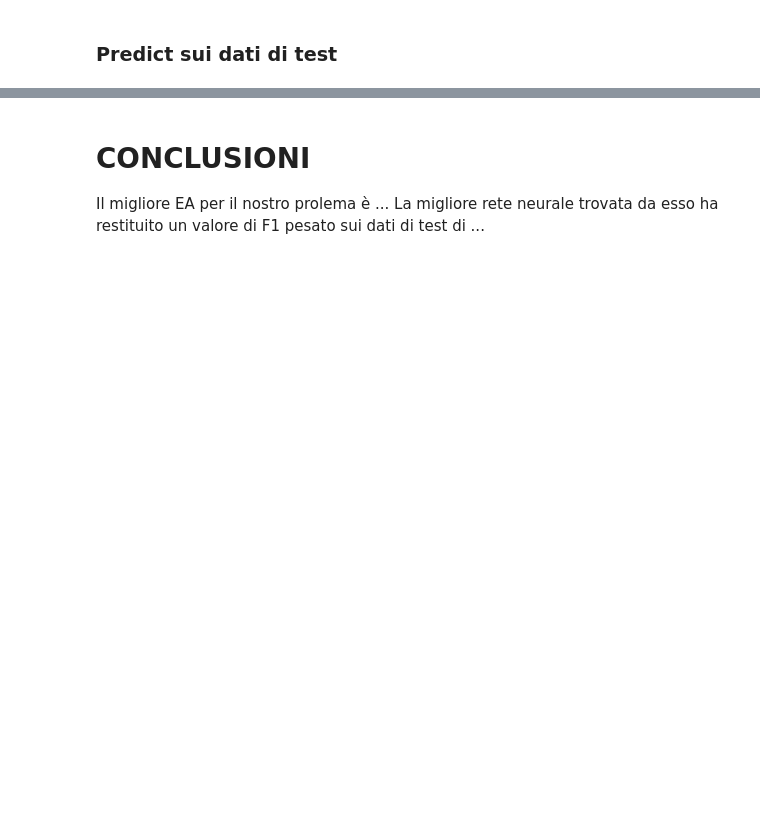
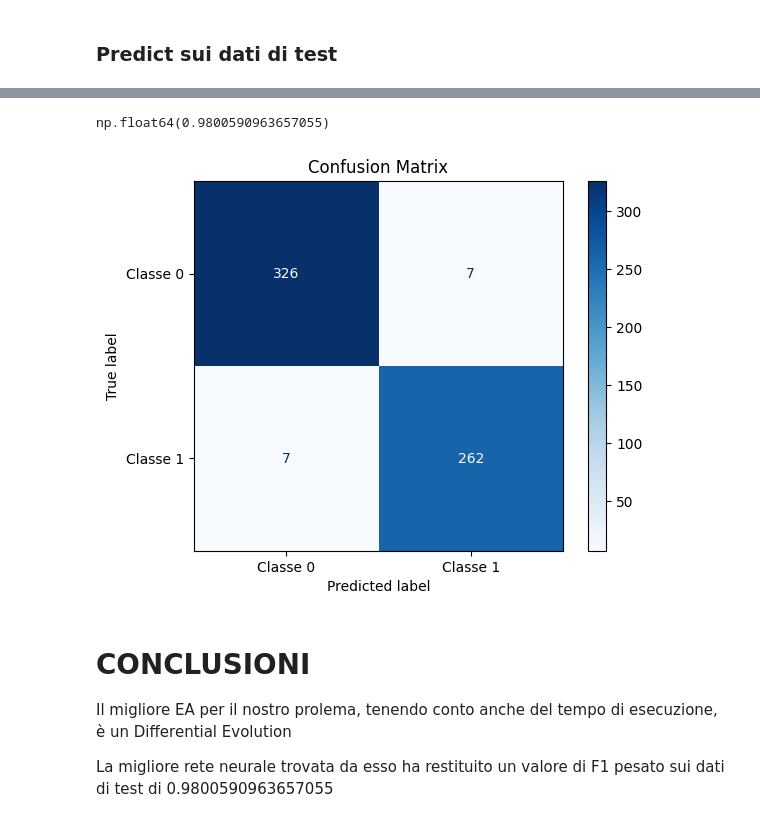
Before and after one commit to RayLeywin/Computational-Intelligence, a Jupyter notebook: Progetto_CI_finale.ipynb, the cells around one changed output, grey strips where cells are left out. Saved outputs shown, nothing was run; the diff lists cells and outputs as text; code cells hidden in the pictures; blank space fills up the shorter version.

```diff
--- a/Progetto_CI_finale.ipynb
+++ b/Progetto_CI_finale.ipynb
@@ -2031,0 +2111,11 @@ BEST["maxEvals"] =
+# %%
+# Indici da escludere (3,6,9 in base 1, quindi 2,5,8 in base 0)
+indici_da_escludere = {2, 5, 8}
+
+# Costruisco una nuova lista escludendo quegli indici
+fitnesses_wPSO = [elem for i, elem in enumerate(fitnesses) if i not in indici_da_escludere]
+bestf1_ind_wPSO = fitnesses_wPSO.index(max(fitnesses_wPSO))
+bestEA_wPSO = copy.deepcopy([hofGA, hofDE][bestf1_ind_wPSO % 2])
+bestEA_wPSO["maxEvals"] = maxEvaluations[bestf1_ind_wPSO // 2]
+
+print(f"Il migliore EA trovato è il seguente Differential Evolution: \n{bestEA_wPSO = }")
@@ -2032,2 +2126,5 @@ BEST["maxEvals"] =
 # %% [markdown]
 ### Lo lanciamo un'ultima volta per estrarre la rete neurale
+# %%
+popbest, logbbest, hofbest, hoffitbest, precisionbest, recallbest, f1_nosbest = DEint(toolbox = toolbox_problema,
+            popSize = bestEA_wPSO["popSize"], maxEvals = bestEA_wPSO["maxEvals"], F = bestEA_wPSO["F"], CR = bestEA_wPSO["CR"])
@@ -2033,0 +2138,5 @@ BEST["maxEvals"] =
+# %%
+mlpbest = MLPClassifier(hidden_layer_sizes = hofbest["hidden_layers"], max_iter = hofbest["max_iter"], activation=hofbest["activation"],
+                        alpha=hofbest["alpha"],  learning_rate_init=hofbest["learning_rate_init"], tol= hofbest["tol"], verbose = True, early_stopping=True)
+
+mlpbest.fit(X_train_std, y_train)
@@ -2034,2 +2161,9 @@ BEST["maxEvals"] =
 # %% [markdown]
 ### Predict sui dati di test
+# %%
+pred_valbest = mlpbest.predict(X_val_std)
+cbest = confusion_matrix(pred_valbest, y_val)
+reportbest = classification_report(pred_valbest, y_val, zero_division=0, output_dict=True)
+reportbest1 = classification_report(pred_valbest, y_val, zero_division=0)
+
+print(reportbest1)
@@ -2036,5 +2179,28 @@ BEST["maxEvals"] =
+# %%
+
+f1_class0best = reportbest["0"]["f1-score"]
+f1_class1best = reportbest["1"]["f1-score"]
+print("")
+f1_weighted = (f1_class0best*nums_0 + f1_class1best*nums_1)/(nums_0 + nums_1)
+f1_weighted
+# %% [output]
+np.float64(0.9800590963657055)
+# %%
+from sklearn.metrics import ConfusionMatrixDisplay
+
+
+labels = ['Classe 0', 'Classe 1']
+
+
+disp = ConfusionMatrixDisplay(confusion_matrix=cbest, display_labels=labels)
+disp.plot(cmap='Blues')
+plt.title("Confusion Matrix")
+plt.show()
+# %% [output]
+[figure, added]
 # %% [markdown]
 # CONCLUSIONI
 
-Il migliore EA per il nostro prolema è ...
-La migliore rete neurale trovata da esso ha restituito un valore di F1 pesato sui dati di test di ...
+Il migliore EA per il nostro prolema, tenendo conto anche del tempo di esecuzione, è un Differential Evolution
+
+La migliore rete neurale trovata da esso ha restituito un valore di F1 pesato sui dati di test di 0.9800590963657055
```
Also changed, not shown: parts of 16 cells of this notebook, 2 other files.
